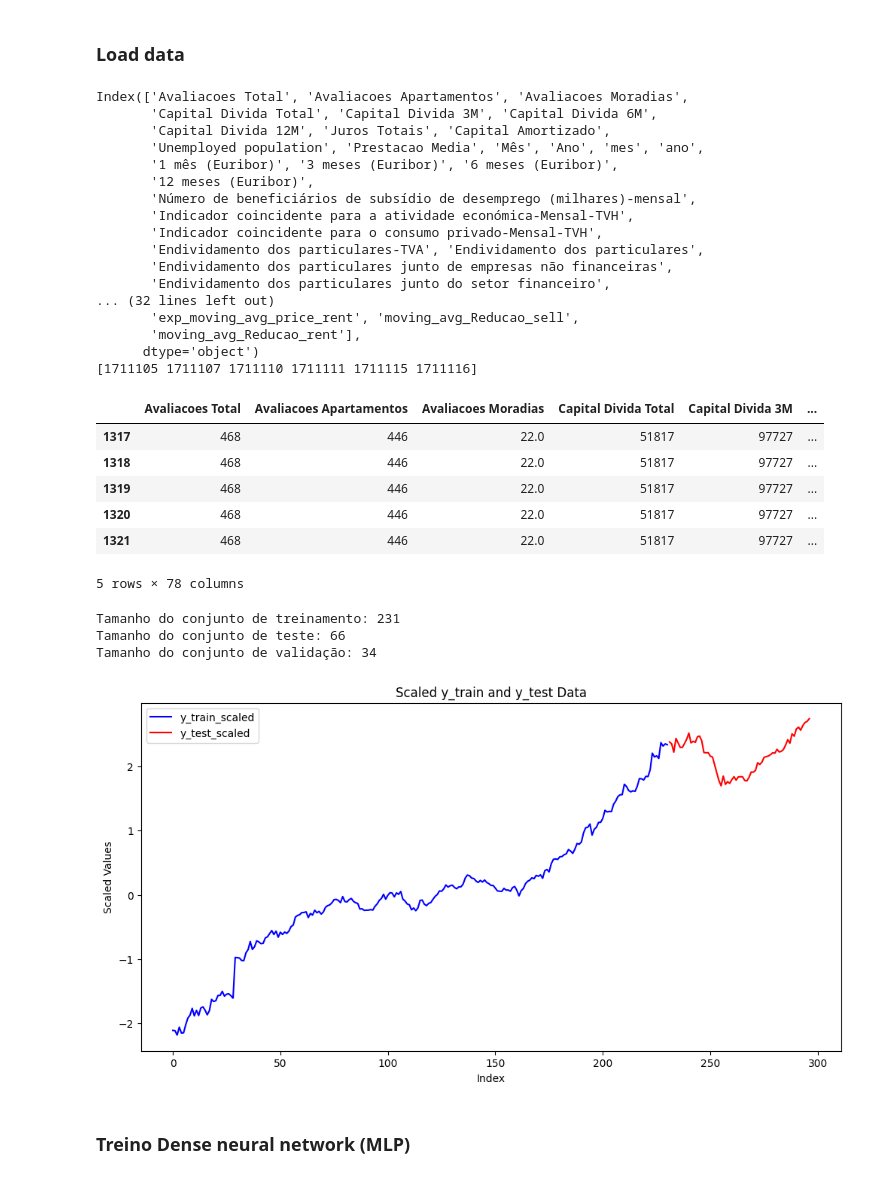
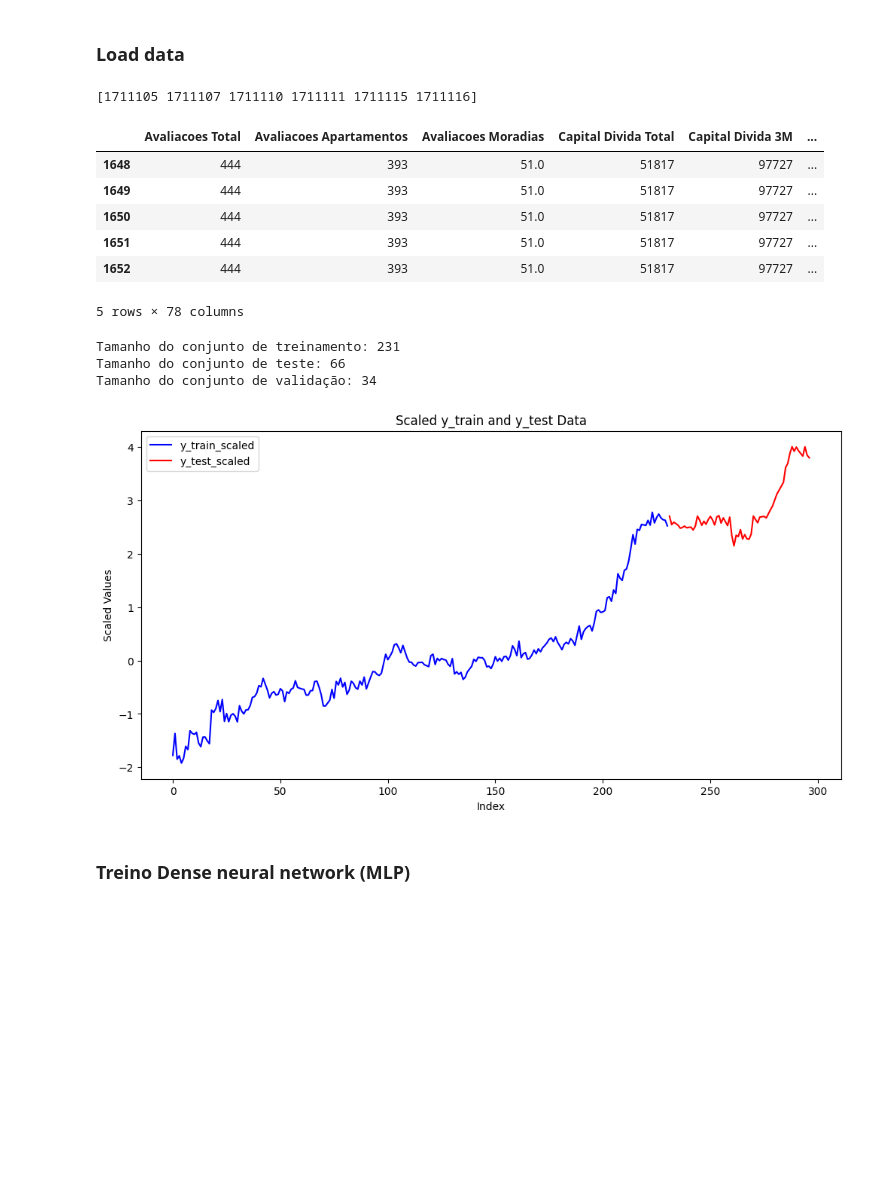
Before and after one commit to rubenAlbuquerque/AI-Powered-Real-Estate-Analytics-for-Investors, a Jupyter notebook: MLP.ipynb, the cells around one changed output. Cells and saved outputs as stored; diff of their text form; code cells hidden in the pictures; blank space fills up the shorter version.

```diff
--- a/MLP.ipynb
+++ b/MLP.ipynb
@@ -21,36 +21,20 @@ from sklearn.preprocessing import MinMaxScaler
 ### Load data
 # %%
 df = pd.read_csv('../../regioes/dadosFinais.csv', sep=';')
-print(df.columns)
+# print(df.columns)
 print(df['codLocation'].unique())
 
-local = 1711115
+local = 1711116  #1711116
 df = df[df['codLocation'] == local]
 df.head()
 # %% [output]
-Index(['Avaliacoes Total', 'Avaliacoes Apartamentos', 'Avaliacoes Moradias',
-       'Capital Divida Total', 'Capital Divida 3M', 'Capital Divida 6M',
-       'Capital Divida 12M', 'Juros Totais', 'Capital Amortizado',
-       'Unemployed population', 'Prestacao Media', 'Mês', 'Ano', 'mes', 'ano',
-       '1 mês (Euribor)', '3 meses (Euribor)', '6 meses (Euribor)',
-       '12 meses (Euribor)',
-       'Número de beneficiários de subsídio de desemprego (milhares)-mensal',
-       'Indicador coincidente para a atividade económica-Mensal-TVH',
-       'Indicador coincidente para o consumo privado-Mensal-TVH',
-       'Endividamento dos particulares-TVA', 'Endividamento dos particulares',
-       'Endividamento dos particulares junto de empresas não financeiras',
-       'Endividamento dos particulares junto do setor financeiro',
-... (32 lines left out)
-       'exp_moving_avg_price_rent', 'moving_avg_Reducao_sell',
-       'moving_avg_Reducao_rent'],
-      dtype='object')
 [1711105 1711107 1711110 1711111 1711115 1711116]
 |  | Avaliacoes Total | Avaliacoes Apartamentos | Avaliacoes Moradias | Capital Divida Total | Capital Divida 3M | ... |
-| 1317 | 468 | 446 | 22.0 | 51817 | 97727 | ... |
-| 1318 | 468 | 446 | 22.0 | 51817 | 97727 | ... |
-| 1319 | 468 | 446 | 22.0 | 51817 | 97727 | ... |
-| 1320 | 468 | 446 | 22.0 | 51817 | 97727 | ... |
-| 1321 | 468 | 446 | 22.0 | 51817 | 97727 | ... |
+| 1648 | 444 | 393 | 51.0 | 51817 | 97727 | ... |
+| 1649 | 444 | 393 | 51.0 | 51817 | 97727 | ... |
+| 1650 | 444 | 393 | 51.0 | 51817 | 97727 | ... |
+| 1651 | 444 | 393 | 51.0 | 51817 | 97727 | ... |
+| 1652 | 444 | 393 | 51.0 | 51817 | 97727 | ... |
 5 rows × 78 columns
 # %%
 # Separar variáveis independentes (X) e dependente (y)
@@ -108,7 +92,7 @@ plt.ylabel('Scaled Values')
 plt.legend()
 plt.show()
 # %% [output]
-[figure, old version]
+[figure, new version]
 # %% [markdown]
 ### Treino Dense neural network (MLP)
 # %%
```
Also changed, not shown: parts of 8 cells of this notebook, 3 other files.
